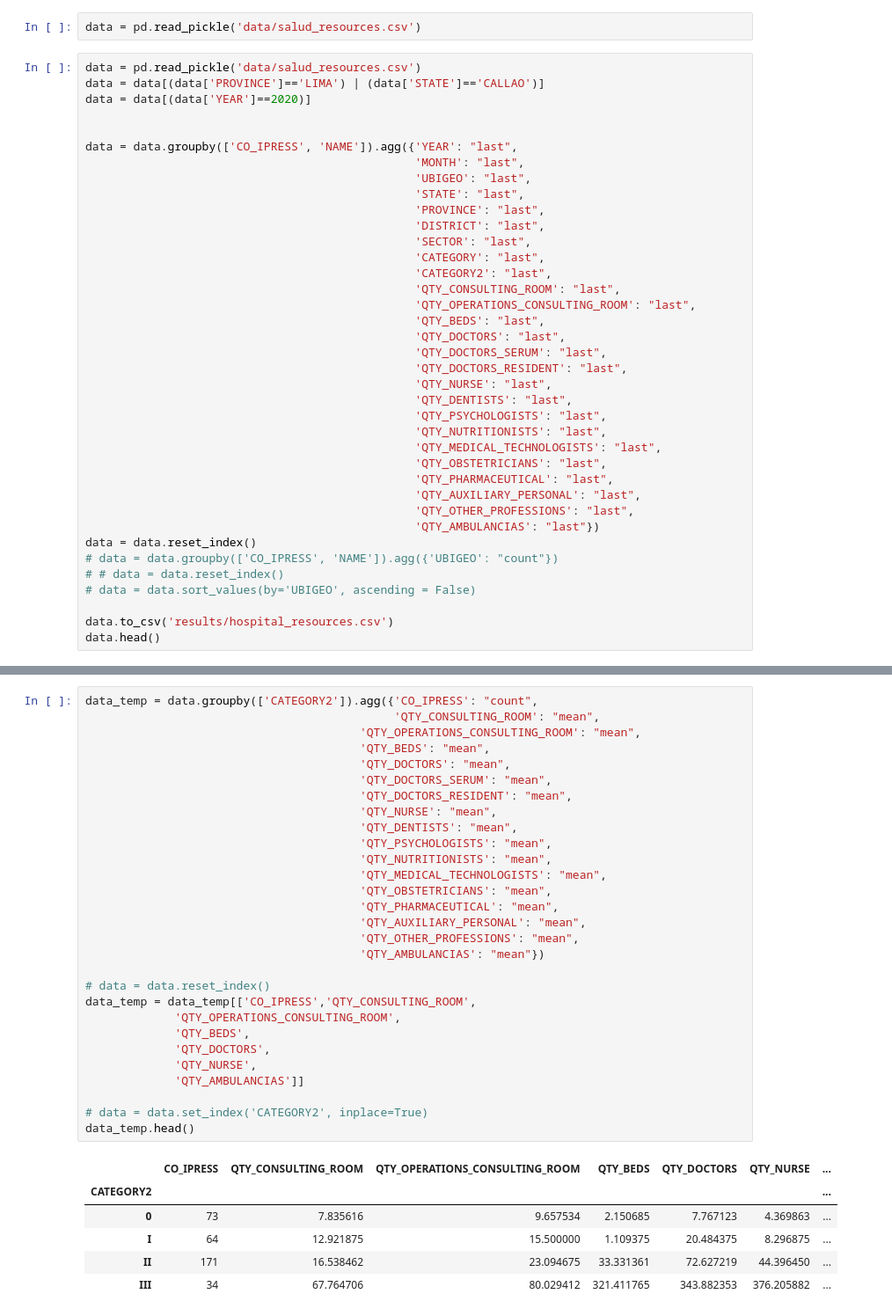
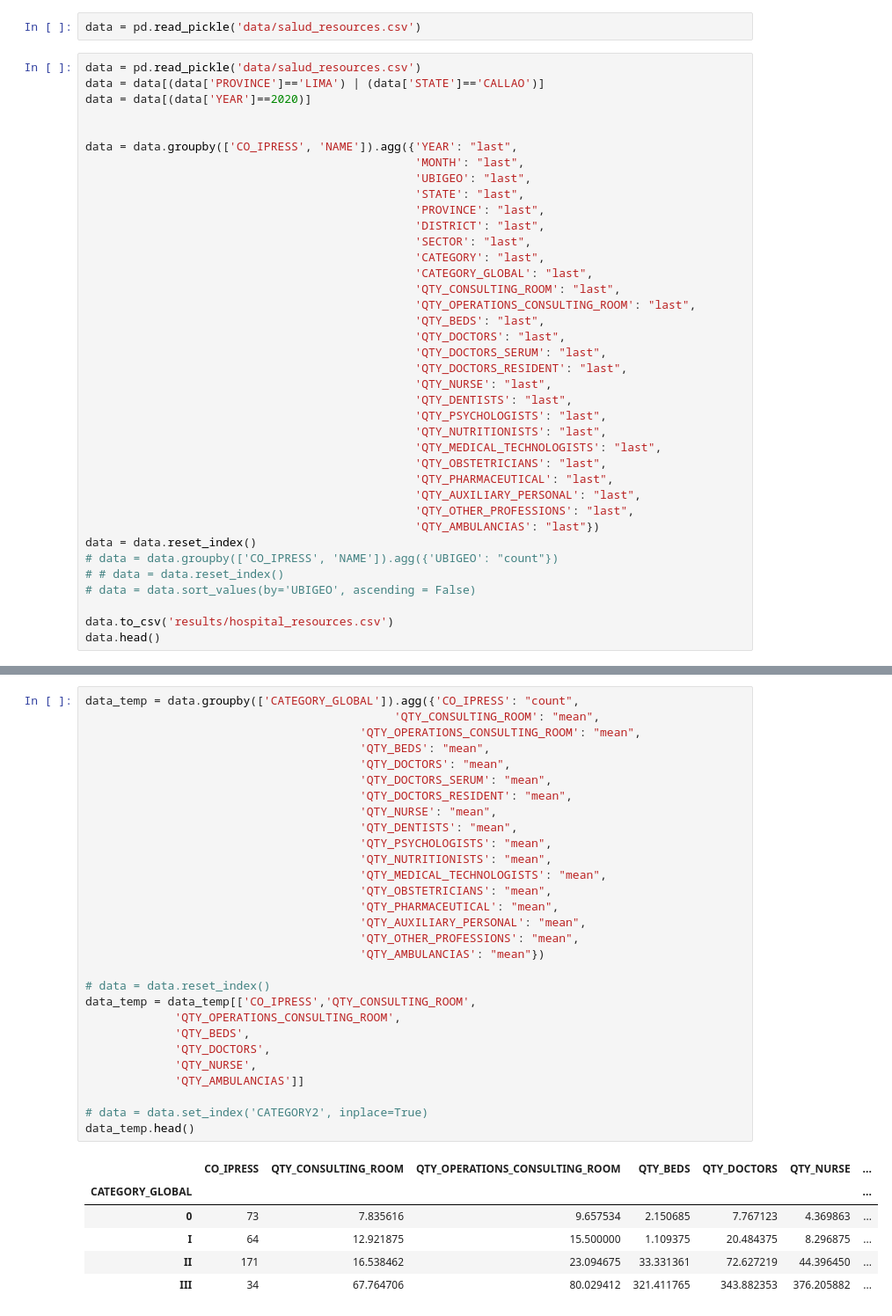
Before and after one commit to johnkbarrera/Hospitals_Demand, a Jupyter notebook: Joining_files_hospital_resources.ipynb, the cells around one changed output, grey strips where cells are left out. Shown at 88% size. Cells and saved outputs as stored; diff of their text form.

Commit message:
data time

```diff
--- a/Joining_files_hospital_resources.ipynb
+++ b/Joining_files_hospital_resources.ipynb
@@ -113,7 +114,7 @@ data = data.groupby(['CO_IPRESS', 'NAME']).agg({'YEAR': "last",
                                                 'DISTRICT': "last",
                                                 'SECTOR': "last",
                                                 'CATEGORY': "last",
-                                                'CATEGORY2': "last",
+                                                'CATEGORY_GLOBAL': "last",
                                                 'QTY_CONSULTING_ROOM': "last",
                                                 'QTY_OPERATIONS_CONSULTING_ROOM': "last",
                                                 'QTY_BEDS': "last",
@@ -160,35 +188,35 @@ data.describe()
 # %%
-data_temp = data.groupby(['CATEGORY2']).agg({'CO_IPRESS': "count",
+data_temp = data.groupby(['CATEGORY_GLOBAL']).agg({'CO_IPRESS': "count",
                                              'QTY_CONSULTING_ROOM': "mean",
                                         'QTY_OPERATIONS_CONSULTING_ROOM': "mean",
                                         'QTY_BEDS': "mean",
                                         'QTY_DOCTORS': "mean",
                                         'QTY_DOCTORS_SERUM': "mean",
                                         'QTY_DOCTORS_RESIDENT': "mean",
                                         'QTY_NURSE': "mean",
                                         'QTY_DENTISTS': "mean",
                                         'QTY_PSYCHOLOGISTS': "mean",
                                         'QTY_NUTRITIONISTS': "mean",
                                         'QTY_MEDICAL_TECHNOLOGISTS': "mean",
                                         'QTY_OBSTETRICIANS': "mean",
                                         'QTY_PHARMACEUTICAL': "mean",
                                         'QTY_AUXILIARY_PERSONAL': "mean",
                                         'QTY_OTHER_PROFESSIONS': "mean",
                                         'QTY_AMBULANCIAS': "mean"})
 
 # data = data.reset_index()
 data_temp = data_temp[['CO_IPRESS','QTY_CONSULTING_ROOM',
              'QTY_OPERATIONS_CONSULTING_ROOM',
              'QTY_BEDS',
              'QTY_DOCTORS',
              'QTY_NURSE',
              'QTY_AMBULANCIAS']]
 
 # data = data.set_index('CATEGORY2', inplace=True)
 data_temp.head()
 # %% [output]
 |  | CO_IPRESS | QTY_CONSULTING_ROOM | QTY_OPERATIONS_CONSULTING_ROOM | QTY_BEDS | QTY_DOCTORS | QTY_NURSE | ... |
-| CATEGORY2 |  |  |  |  |  |  | ... |
+| CATEGORY_GLOBAL |  |  |  |  |  |  | ... |
 | 0 | 73 | 7.835616 | 9.657534 | 2.150685 | 7.767123 | 4.369863 | ... |
 | I | 64 | 12.921875 | 15.500000 | 1.109375 | 20.484375 | 8.296875 | ... |
 | II | 171 | 16.538462 | 23.094675 | 33.331361 | 72.627219 | 44.396450 | ... |
```
Also changed, not shown: parts of 9 cells of this notebook, 3 other files.
